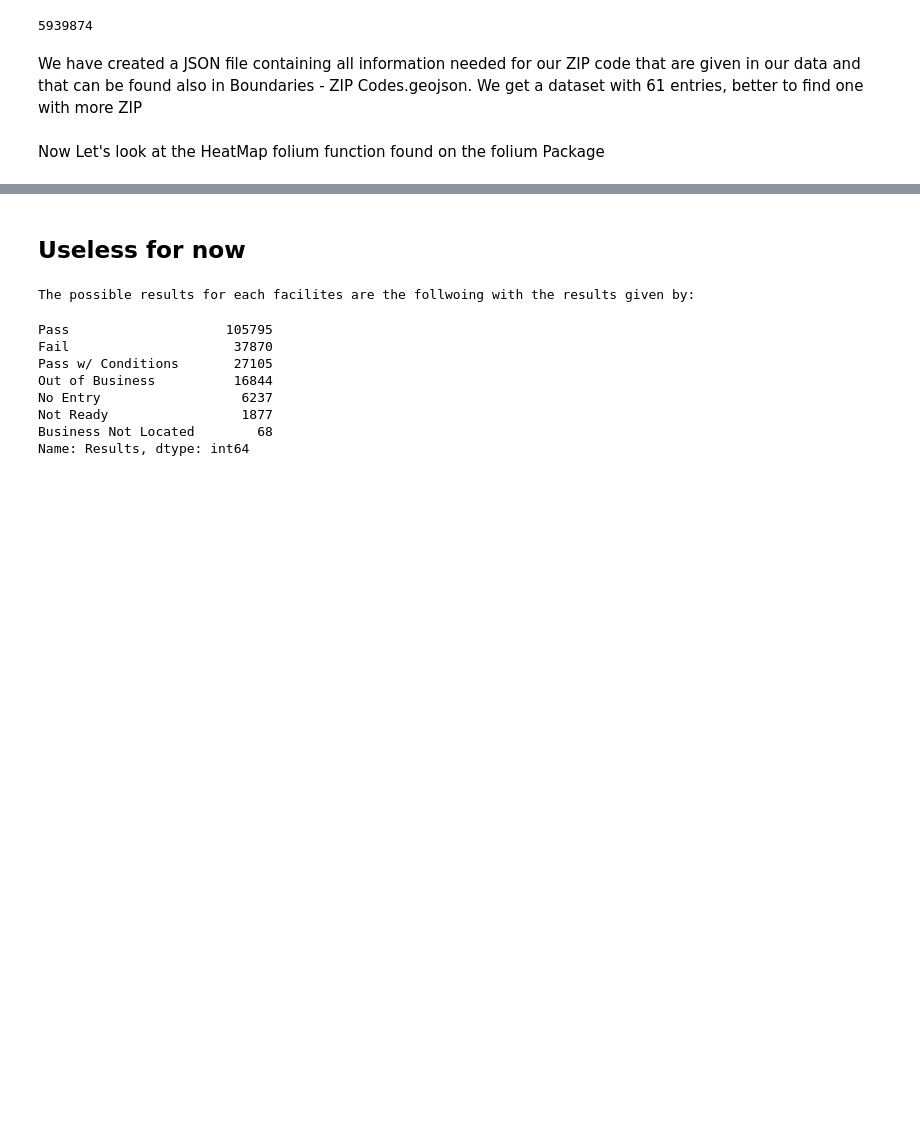
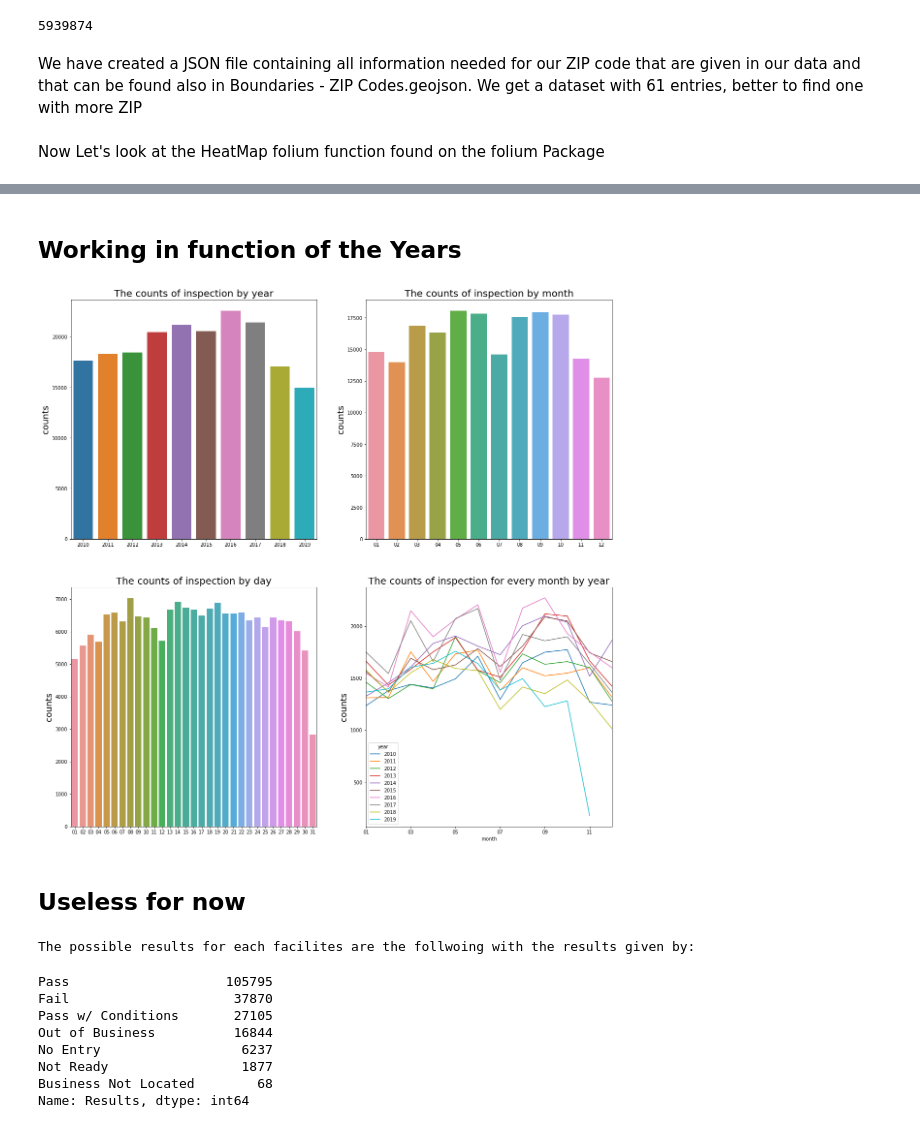
Before and after one commit to adr1anh/DeepDish, a Jupyter notebook: Food Inspection_Marc.ipynb, the cells around one changed output, grey strips where cells are left out. Saved outputs shown, nothing was run; the diff lists cells and outputs as text; code cells hidden in the pictures; blank space fills up the shorter version.

```diff
--- a/Food Inspection_Marc.ipynb
+++ b/Food Inspection_Marc.ipynb
@@ -134,3 +165,39 @@ base_map.save("Heatmap of facilities")
+# %% [markdown]
+## Working in function of the Years
+# %%
+data_removed['year']=data_removed['Inspection Date'].apply(lambda x:x.split('-')[0])
+data_removed['month']=data_removed['Inspection Date'].apply(lambda x:x.split('-')[1])
+data_removed['day']=data_removed['Inspection Date'].apply(lambda x:x.split('-')[2].split('T')[0])
+# %%
+fig,ax=plt.subplots(2,2,figsize=(20,20))
+x=data_removed.year.value_counts().index
+y=data_removed.year.value_counts()
+sns.barplot(x=x,y=y,ax=ax[0,0])
+ax[0,0].set_title("The counts of inspection by year",size=20)
+ax[0,0].set_ylabel('counts',size=18)
+ax[0,0].set_xlabel('')
+
+x=data_removed.month.value_counts().index
+y=data_removed.month.value_counts()
+sns.barplot(x=x,y=y,ax=ax[0,1])
+ax[0,1].set_title("The counts of inspection by month",size=20)
+ax[0,1].set_ylabel('counts',size=18)
+ax[0,1].set_xlabel('')
+
+x=data_removed.day.value_counts().index
+y=data_removed.day.value_counts()
+sns.barplot(x=x,y=y,ax=ax[1,0])
+ax[1,0].set_title("The counts of inspection by day",size=20)
+ax[1,0].set_ylabel('counts',size=18)
+ax[1,0].set_xlabel('')
+
+data_removed.groupby(['year','month'])['Inspection ID'].agg('count').unstack('year').plot(ax=ax[1,1])
+ax[1,1].set_title("The counts of inspection for every month by year",size=20)
+ax[1,1].set_ylabel('counts',size=18)
+ax[1,1].set_xlabel('month')
+plt.show()
+# %% [output]
+[figure, added]
 # %% [markdown]
 ## Useless for now
 # %%
```
Also changed, not shown: parts of 10 cells of this notebook.
